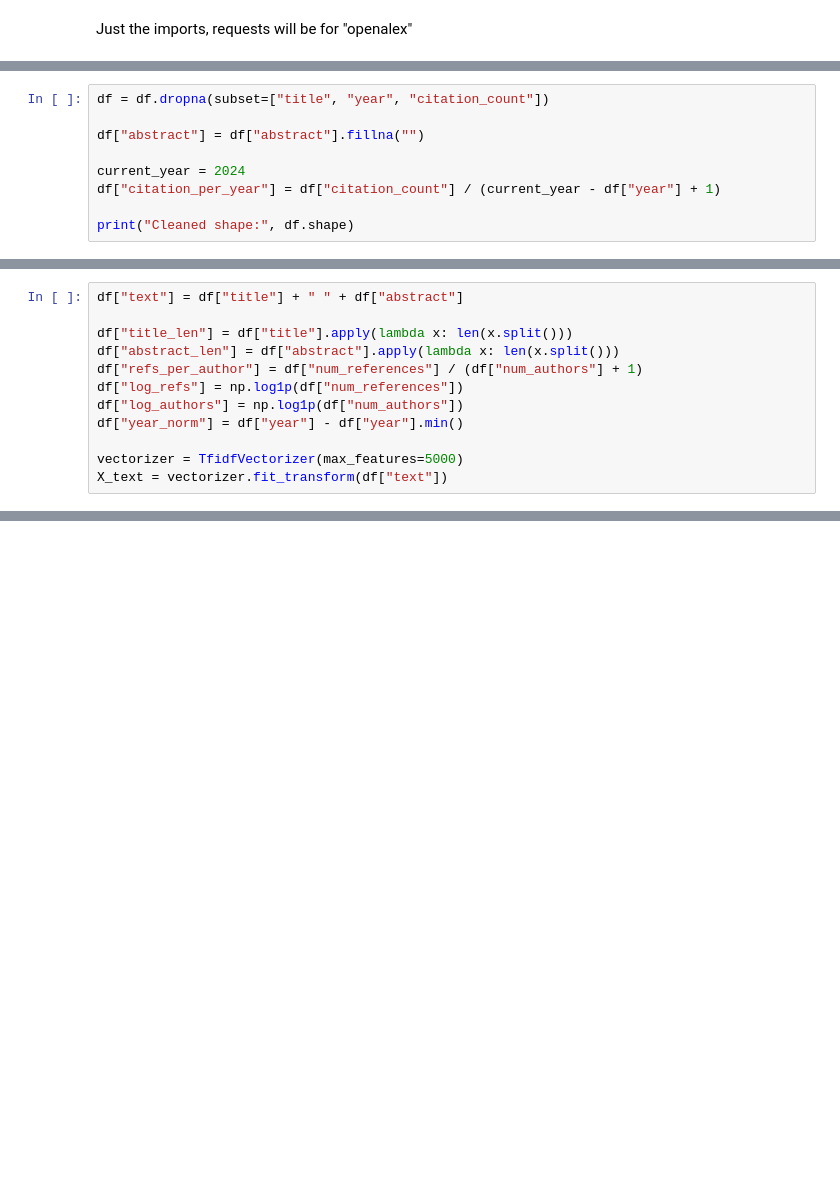
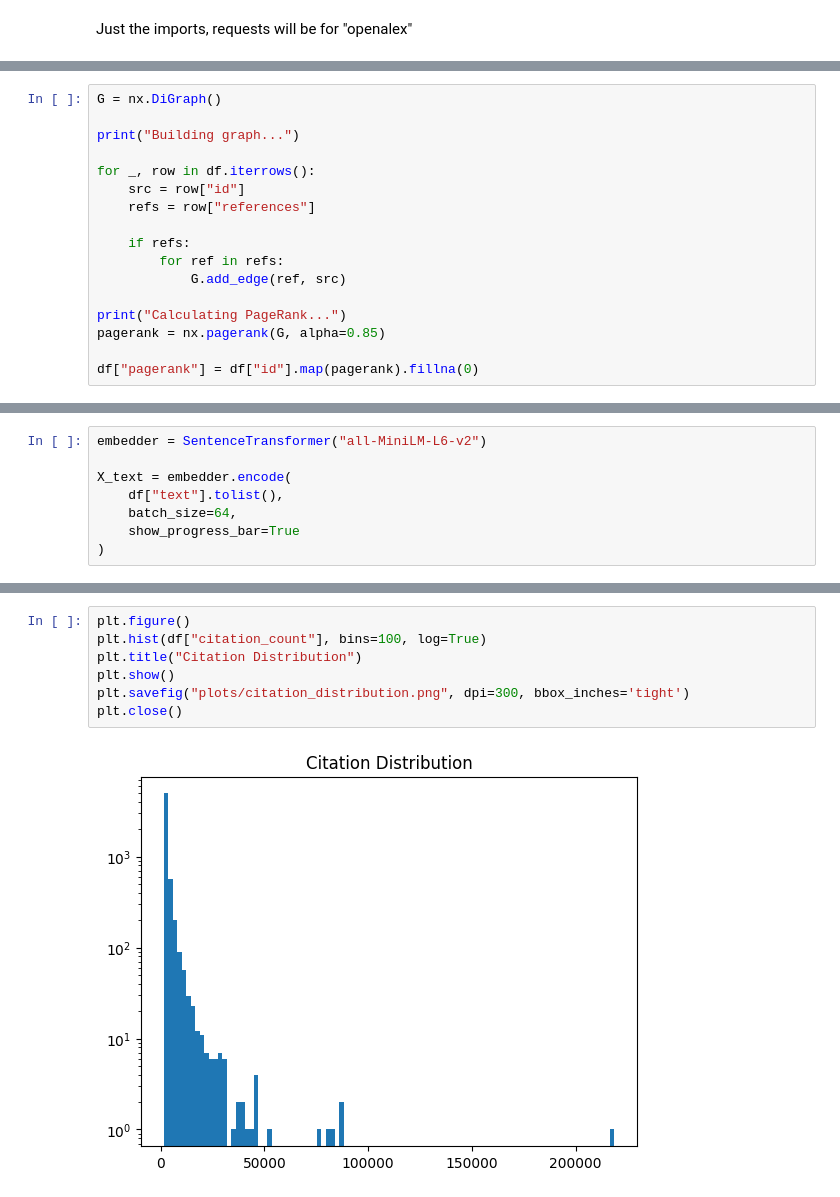
Before and after one commit to yefetokat/ADS_Citation, a Jupyter notebook: CitationGuess.ipynb, the cells around one changed output, grey strips where cells are left out. Drawn from its saved outputs; the diff is of its cells as text; blank space fills up the shorter version.

```diff
--- a/CitationGuess.ipynb
+++ b/CitationGuess.ipynb
@@ -113,10 +148,18 @@ Dataset shape: (10000, 6)
 # %%
-df = df.dropna(subset=["title", "year", "citation_count"])
+G = nx.DiGraph()
 
-df["abstract"] = df["abstract"].fillna("")
+print("Building graph...")
 
-current_year = 2024
-df["citation_per_year"] = df["citation_count"] / (current_year - df["year"] + 1)
+for _, row in df.iterrows():
+    src = row["id"]
+    refs = row["references"]
 
-print("Cleaned shape:", df.shape)
+    if refs:
+        for ref in refs:
+            G.add_edge(ref, src)
+
+print("Calculating PageRank...")
+pagerank = nx.pagerank(G, alpha=0.85)
+
+df["pagerank"] = df["id"].map(pagerank).fillna(0)
 # %% [output]
@@ -124,12 +168,8 @@ Cleaned shape: (10000, 7)
 # %%
-df["text"] = df["title"] + " " + df["abstract"]
+embedder = SentenceTransformer("all-MiniLM-L6-v2")
 
-df["title_len"] = df["title"].apply(lambda x: len(x.split()))
-df["abstract_len"] = df["abstract"].apply(lambda x: len(x.split()))
-df["refs_per_author"] = df["num_references"] / (df["num_authors"] + 1)
-df["log_refs"] = np.log1p(df["num_references"])
-df["log_authors"] = np.log1p(df["num_authors"])
-df["year_norm"] = df["year"] - df["year"].min()
-
-vectorizer = TfidfVectorizer(max_features=5000)
-X_text = vectorizer.fit_transform(df["text"])
+X_text = embedder.encode(
+    df["text"].tolist(),
+    batch_size=64,
+    show_progress_bar=True
+)
@@ -286,0 +328,9 @@ plt.show()
+# %%
+plt.figure()
+plt.hist(df["citation_count"], bins=100, log=True)
+plt.title("Citation Distribution")
+plt.show()
+plt.savefig("plots/citation_distribution.png", dpi=300, bbox_inches='tight')
+plt.close()
+# %% [output]
+[figure, added]
```
Also changed, not shown: parts of 24 cells of this notebook, 1 other file.
